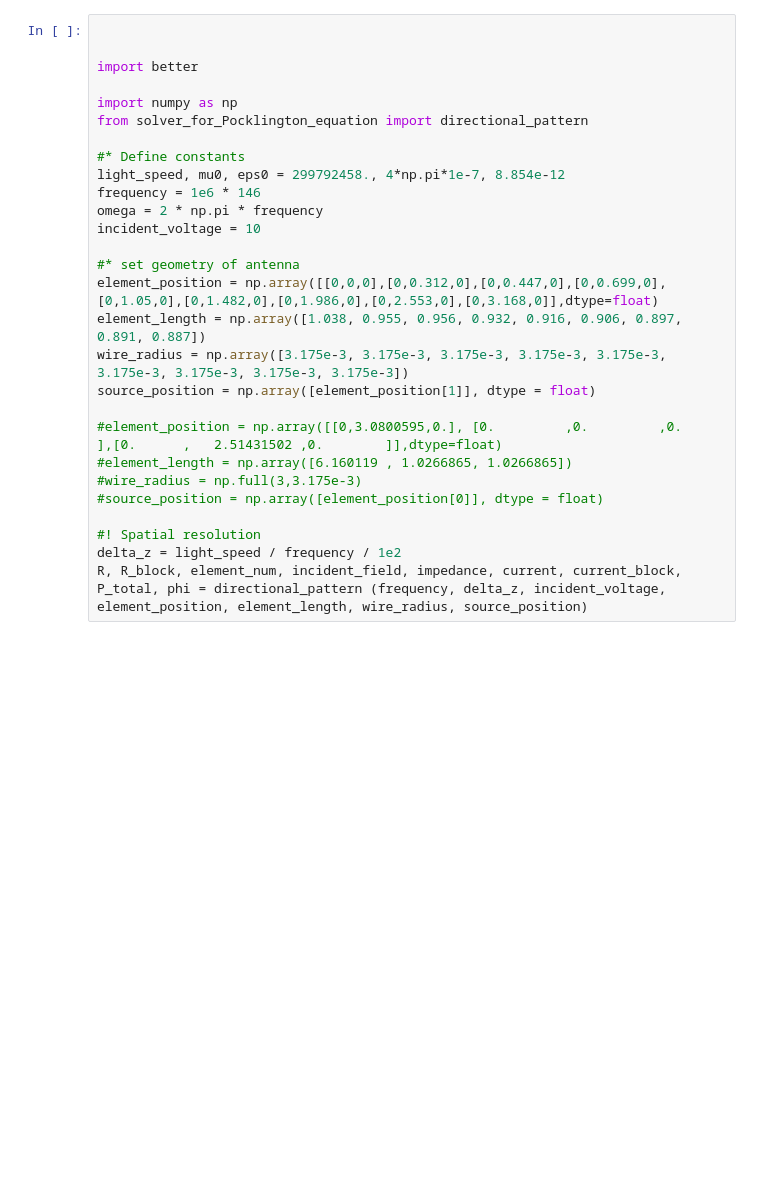
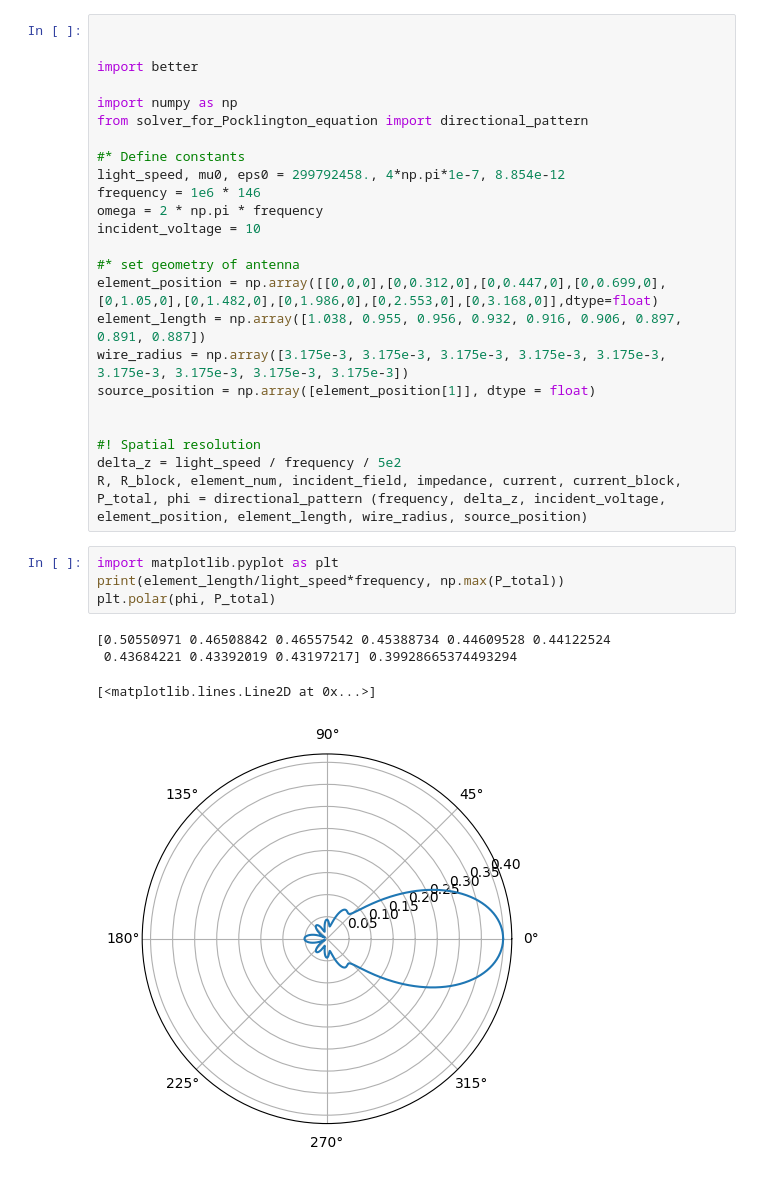
Before and after one commit to Sh4DowBurn/Method-of-Moments-for-antennas, a Jupyter notebook: test.ipynb, the cells around one changed output. Cells and saved outputs as stored; diff of their text form; blank space fills up the shorter version.

```diff
--- a/test.ipynb
+++ b/test.ipynb
@@ -18,14 +18,19 @@ element_length = np.array([1.038, 0.955, 0.956, 0.932, 0.916, 0.906, 0.897, 0.89
 wire_radius = np.array([3.175e-3, 3.175e-3, 3.175e-3, 3.175e-3, 3.175e-3, 3.175e-3, 3.175e-3, 3.175e-3, 3.175e-3])
 source_position = np.array([element_position[1]], dtype = float)
 
-#element_position = np.array([[0,3.0800595,0.], [0.         ,0.         ,0.        ],[0.      ,   2.51431502 ,0.        ]],dtype=float)
-#element_length = np.array([6.160119 , 1.0266865, 1.0266865])
-#wire_radius = np.full(3,3.175e-3)
-#source_position = np.array([element_position[0]], dtype = float)
 
 #! Spatial resolution
-delta_z = light_speed / frequency / 1e2
+delta_z = light_speed / frequency / 5e2
 R, R_block, element_num, incident_field, impedance, current, current_block, P_total, phi = directional_pattern (frequency, delta_z, incident_voltage, element_position, element_length, wire_radius, source_position)
+# %%
+import matplotlib.pyplot as plt
+print(element_length/light_speed*frequency, np.max(P_total))
+plt.polar(phi, P_total)
+# %% [output]
+[0.50550971 0.46508842 0.46557542 0.45388734 0.44609528 0.44122524
+ 0.43684221 0.43392019 0.43197217] 0.39928665374493294
+[<matplotlib.lines.Line2D at 0x...>]
+[figure, added]
 # %%
 from visualization import plot_2dmodel, plot_together, plot_separately, current_distribution_2d, current_distribution_3d
 import matplotlib.pyplot as plt
```
Also changed, not shown: parts of 1 cell of this notebook, 2 other files.
